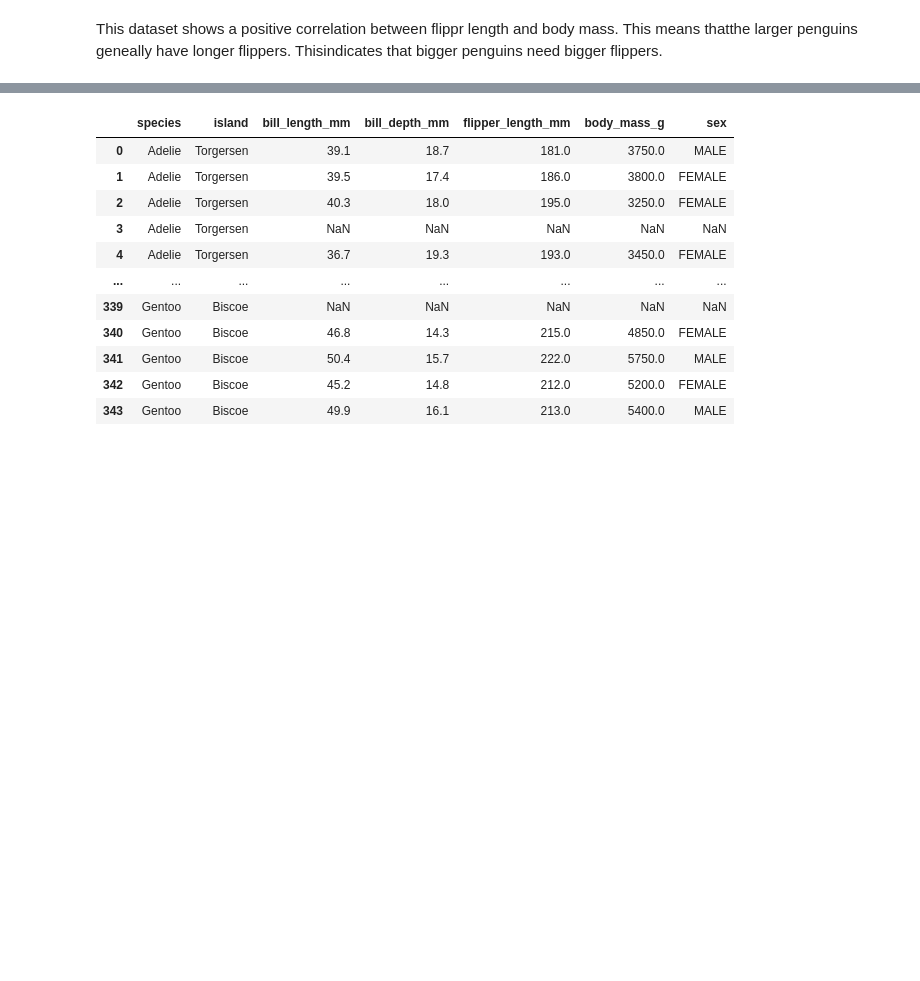
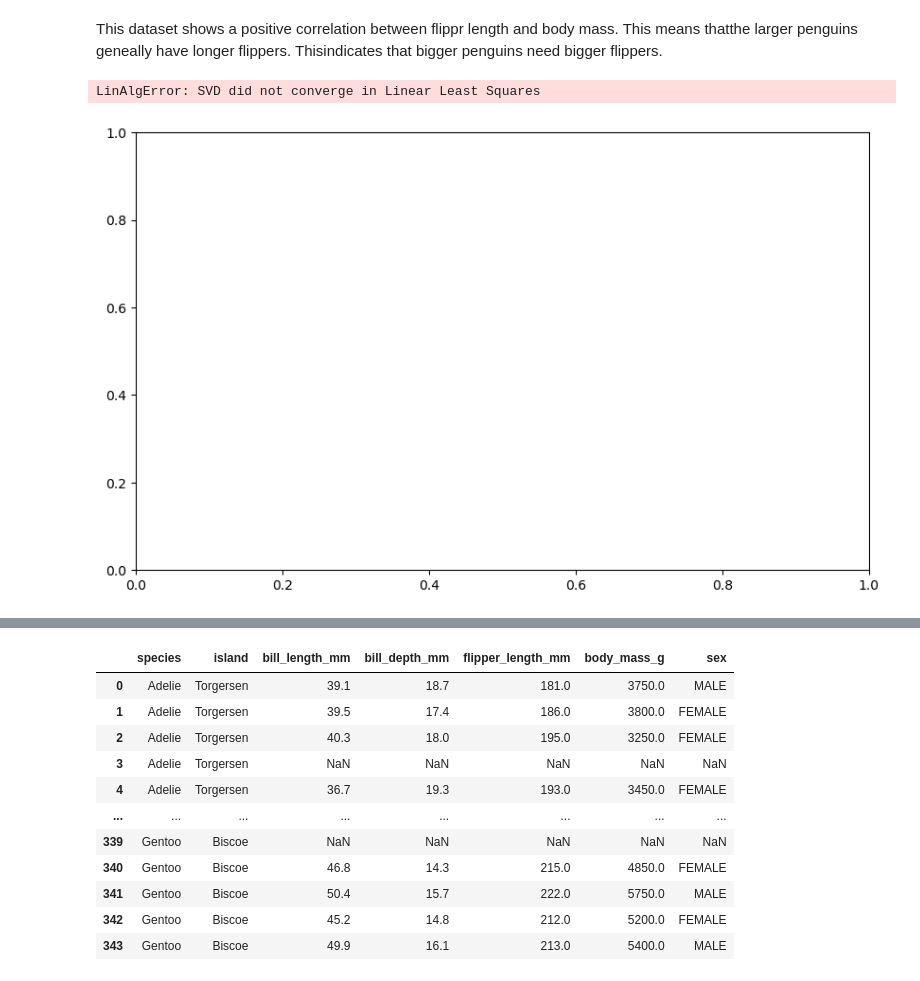
Before and after one commit to aoifeflav/principles-of-data-analytics-mywork, a Jupyter notebook: penguins.ipynb, the cells around one changed output, grey strips where cells are left out. Cells and saved outputs as stored; diff of their text form; code cells hidden in the pictures; blank space fills up the shorter version.

Commit message:
attampt at bestfit line

```diff
--- a/penguins.ipynb
+++ b/penguins.ipynb
@@ -147,3 +147,28 @@ plt.show()
 [figure]
 # %% [markdown]
 This dataset shows a positive correlation between flippr length and body mass. This means thatthe larger penguins geneally have longer flippers. Thisindicates that bigger penguins need bigger flippers.
+# %%
+# get the body weight and flipper length from the data, convert to numpy
+bweight = df['body_mass_g'].to_numpy()
+flength = df['flipper_length_mm'].to_numpy()
+
+#Use the stateful approach
+fig, ax = plt.subplots(figsize=(10,6))
+
+slope, intercept = np.polyfit(bweight, flength, 1)  # Linear fit (degree=1)
+x_fit = np.linspace(bweight.min(), bweight.max(), 100)
+y_fit = slope * x_fit + intercept
+ax.plot(x_fit, y_fit, color='red', label='Line of Best Fit')
+
+#plot it and make it pretty
+ax.scatter(bweight, flength, color='orange', alpha=0.6, s=80, edgecolor='black', label='Data Points')
+ax.set_xlabel('Body Mass (g)', fontsize=12)
+ax.set_ylabel('Flipper Length (mm)', fontsize=12)
+ax.set_title('Body Mass vs Flipper Length', fontsize=14)
+ax.grid(True, linestyle='--', alpha=0.7) #add graph lines
+ax.tick_params(axis='x',labelsize=10)
+ax.tick_params(axis='y',labelsize=10)
+fig.tight_layout()
+# %% [output]
+LinAlgError: SVD did not converge in Linear Least Squares
+[figure, added]
```
Also changed, not shown: parts of 1 cell of this notebook.
